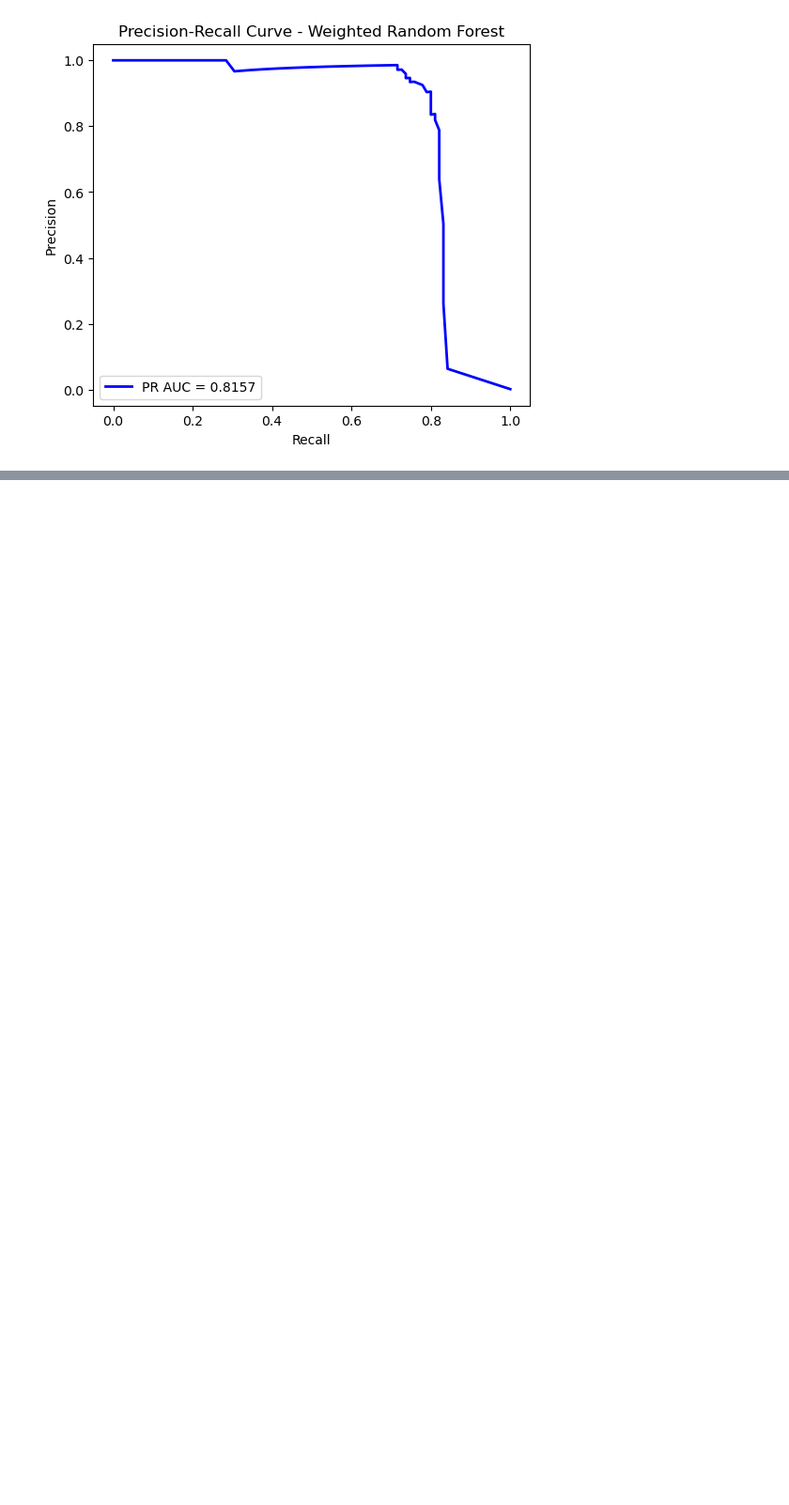
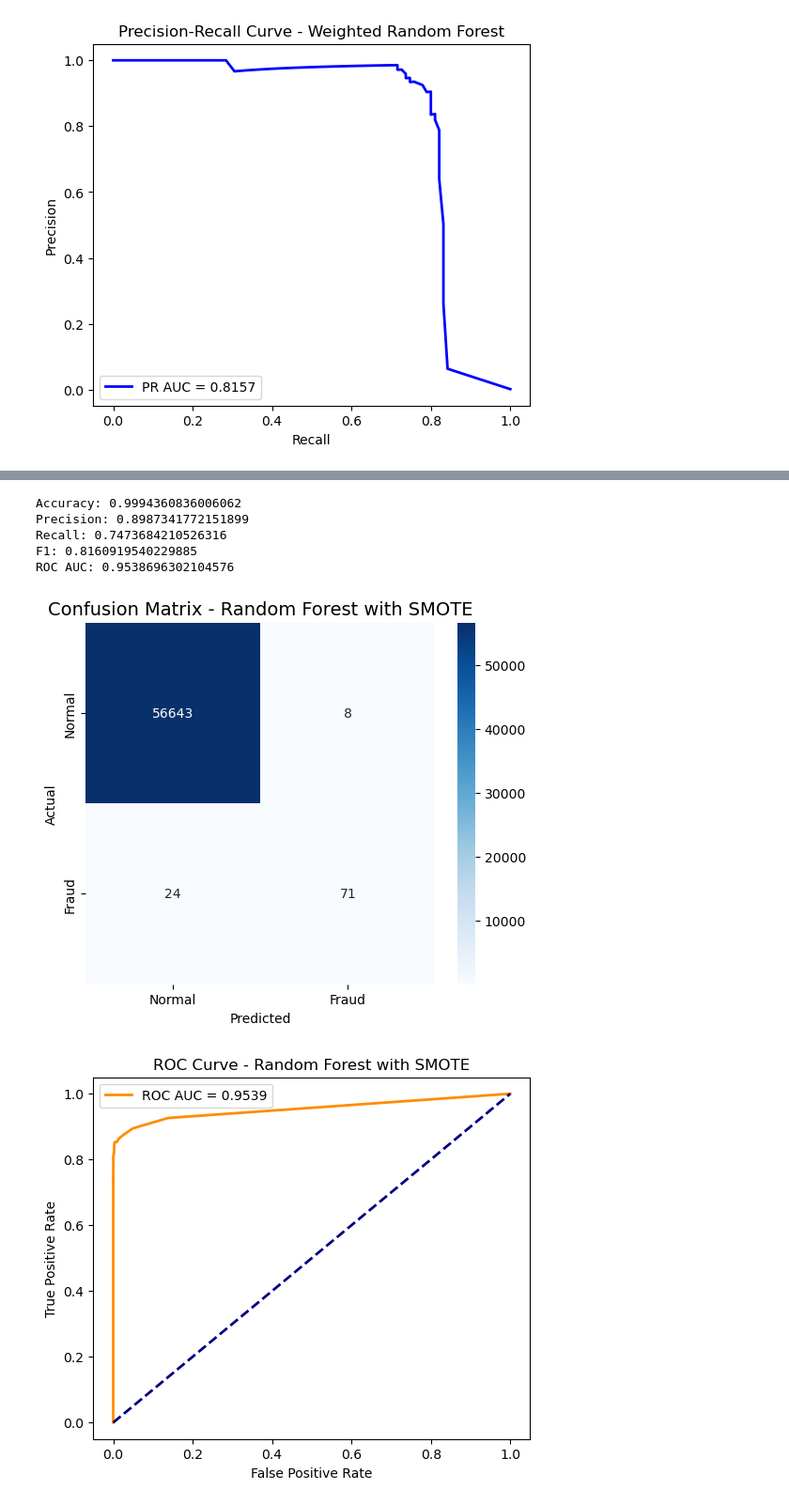
Before and after one commit to abdelrahman611982/Credit-Card-Fraud-Detection, a Jupyter notebook: Credit Card Fraud Detection.ipynb, the cells around one changed output, grey strips where cells are left out. Shown at 94% size. Cells and saved outputs as stored; diff of their text form; code cells hidden in the pictures; blank space fills up the shorter version.

```diff
--- a/Credit Card Fraud Detection.ipynb
+++ b/Credit Card Fraud Detection.ipynb
@@ -384,0 +455,9 @@ ROC AUC: 0.9192469311174885
+# %%
+from imblearn.over_sampling import SMOTE
+
+smote = SMOTE(random_state=42)
+
+x_train_resampled, y_train_resampled = smote.fit_resample(x_train, y_train)
+
+print(y_train.value_counts())
+print(y_train_resampled.value_counts())
@@ -384,0 +473,21 @@ ROC AUC: 0.9192469311174885
+# %%
+rf_smote = RandomForestClassifier(n_estimators=100, random_state=42, class_weight='balanced')
+rf_smote.fit(x_train_resampled, y_train_resampled)
+
+results = evaluate_model(rf_smote, x_test, y_test)
+print("Accuracy:", results["accuracy"])
+print("Precision:", results["precision"])
+print("Recall:", results["recall"])
+print("F1:", results["f1"])
+print("ROC AUC:", results["roc_auc"])
+plot_confusion_matrix(results["confusion_matrix"], "Random Forest with SMOTE")
+plot_roc_curve(y_test, results["y_prob"], "Random Forest with SMOTE")
+plot_precision_recall_curve(y_test, results["y_prob"], "Random Forest with SMOTE")
+# %% [output]
+Accuracy: 0.9994360836006062
+Precision: 0.8987341772151899
+Recall: 0.7473684210526316
+F1: 0.8160919540229885
+ROC AUC: 0.9538696302104576
+[figure, added]
+[figure, added]
```
Also changed, not shown: parts of 12 cells of this notebook.
